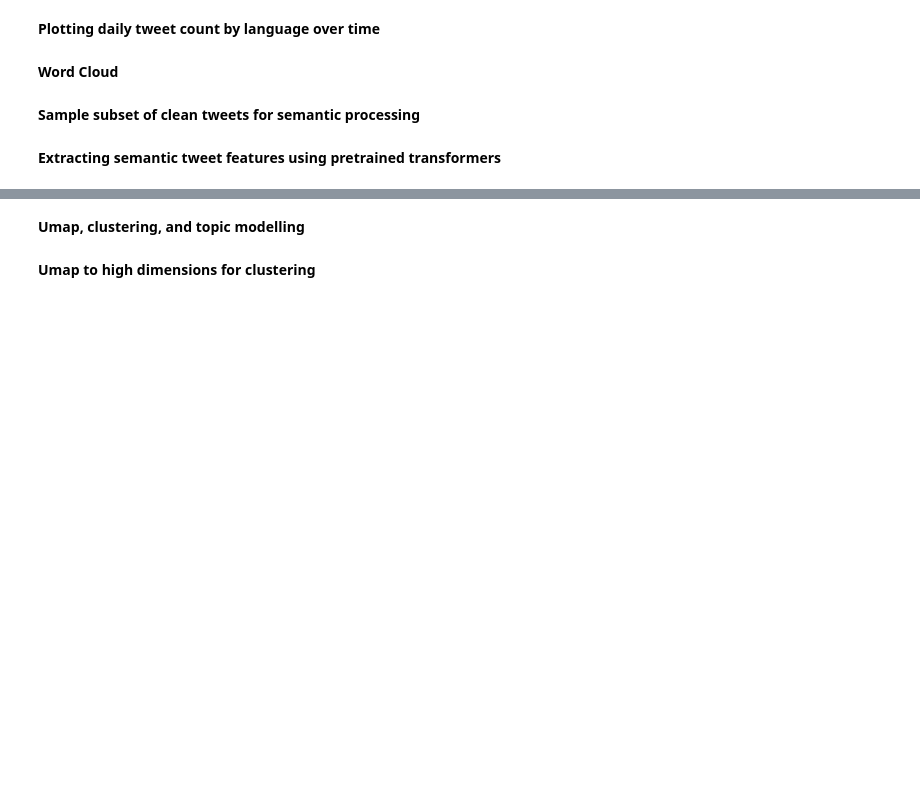
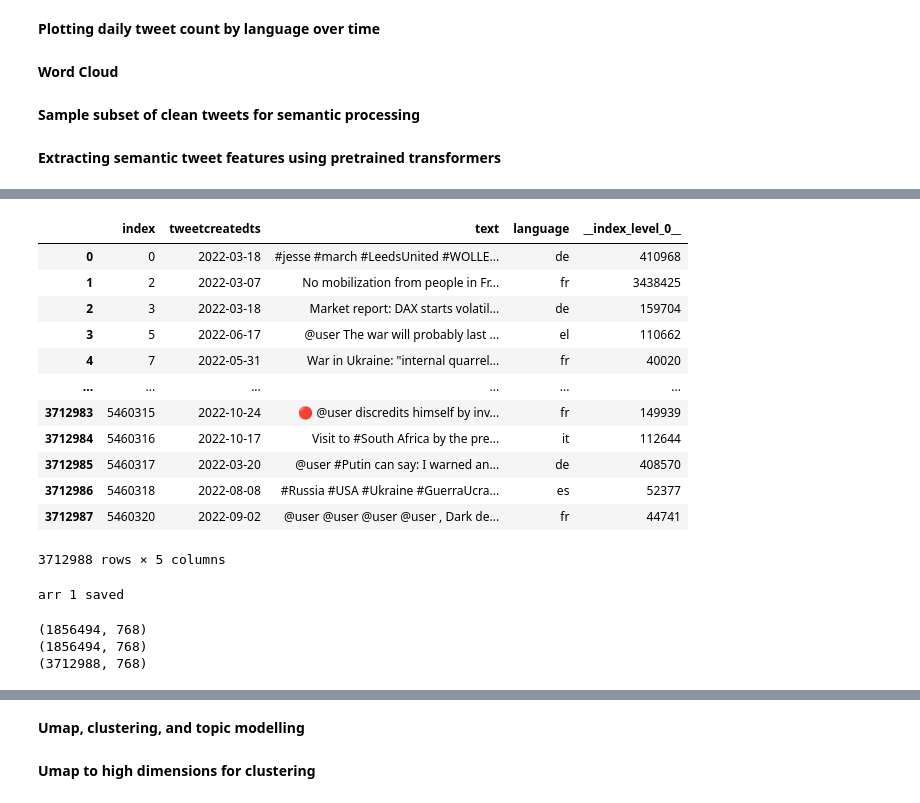
Before and after one commit to elyxlz/Ukraine-Twitter-Analysis, a Jupyter notebook: analysis.ipynb, the cells around one changed output, grey strips where cells are left out. Cells and saved outputs as stored; diff of their text form; code cells hidden in the pictures; blank space fills up the shorter version.

```diff
--- a/analysis.ipynb
+++ b/analysis.ipynb
@@ -244,20 +257,35 @@ df_trans.shape, df_trans.columns
 # %%
 from sentence_transformers import SentenceTransformer
 model = SentenceTransformer('all-mpnet-base-v2', device='cuda')#digio/Twitter4SSE
 # get features in 2 batches because kernel keeps dying
 def get_features(texts):
     arr_features = model.encode(texts, show_progress_bar=True)
     return arr_features
-#df_trans = df_trans.reset_index()
+display(df_trans)
 length = len(df_trans.index)
 tweets_1 = df_trans.iloc[:int(length / 2)].text
 tweets_2 = df_trans.drop(tweets_1.index).text
 
 arr_features_1 = get_features(list(tweets_1))
 np.save('./Pickles/arr_features_1', arr_features_1)
 print("arr 1 saved")
 arr_features_2 = get_features(list(tweets_2))
 np.save('./Pickles/arr_features_2', arr_features_2)
+# %% [output]
+|  | index | tweetcreatedts | text | language | __index_level_0__ |
+| 0 | 0 | 2022-03-18 | #jesse #march #LeedsUnited #WOLLE... | de | 410968 |
+| 1 | 2 | 2022-03-07 | No mobilization from people in Fr... | fr | 3438425 |
+| 2 | 3 | 2022-03-18 | Market report: DAX starts volatil... | de | 159704 |
+| 3 | 5 | 2022-06-17 | @user The war will probably last ... | el | 110662 |
+| 4 | 7 | 2022-05-31 | War in Ukraine: "internal quarrel... | fr | 40020 |
+| ... | ... | ... | ... | ... | ... |
+| 3712983 | 5460315 | 2022-10-24 | 🔴 @user discredits himself by inv... | fr | 149939 |
+| 3712984 | 5460316 | 2022-10-17 | Visit to #South Africa by the pre... | it | 112644 |
+| 3712985 | 5460317 | 2022-03-20 | @user #Putin can say: I warned an... | de | 408570 |
+| 3712986 | 5460318 | 2022-08-08 | #Russia #USA #Ukraine #GuerraUcra... | es | 52377 |
+| 3712987 | 5460320 | 2022-09-02 | @user @user @user @user , Dark de... | fr | 44741 |
+3712988 rows × 5 columns
+arr 1 saved
 # %%
 # combine two batches of features
 arr_features_1 = np.load('./Pickles/arr_features_1.npy', allow_pickle=True)
@@ -265,8 +293,12 @@ print(arr_features_1.shape)
 arr_features_2 = np.load('./Pickles/arr_features_2.npy', allow_pickle=True)
 print(arr_features_2.shape)
 arr_features = np.concatenate((arr_features_1, arr_features_2))
-np.save('./Pickles/arr_features2', arr_features)
+np.save('./Pickles/arr_features', arr_features)
 print(arr_features.shape)
+# %% [output]
+(1856494, 768)
+(1856494, 768)
+(3712988, 768)
 # %%
 arr_features = np.load('./Pickles/arr_features.npy', allow_pickle=True)
 print(arr_features.shape)
```
Also changed, not shown: parts of 24 cells of this notebook, 3 other files.
